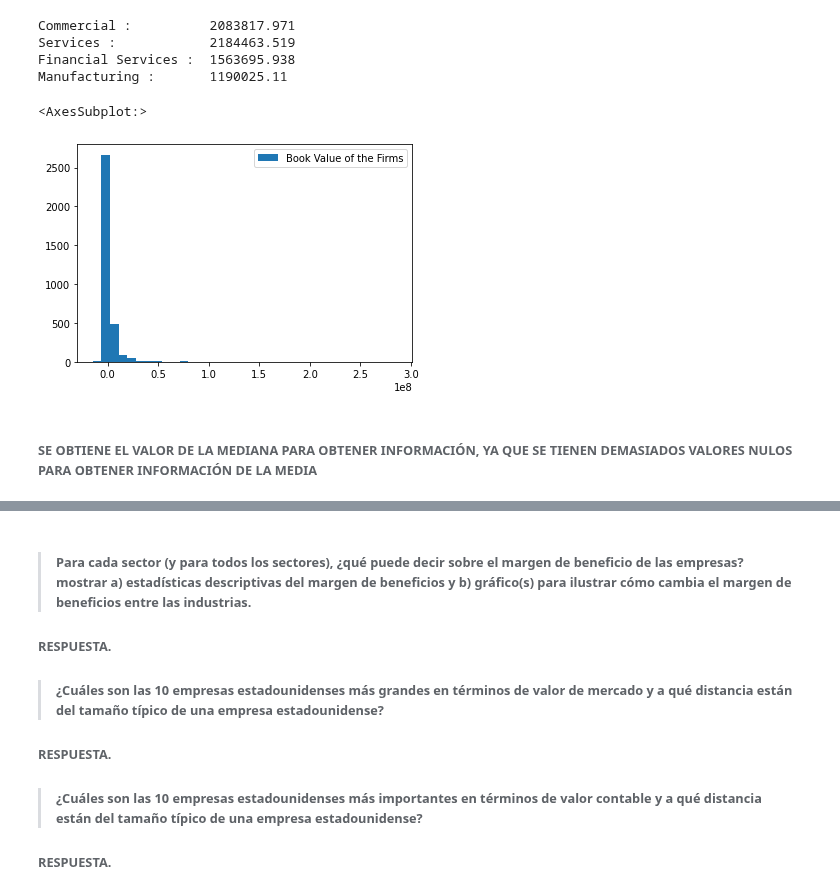
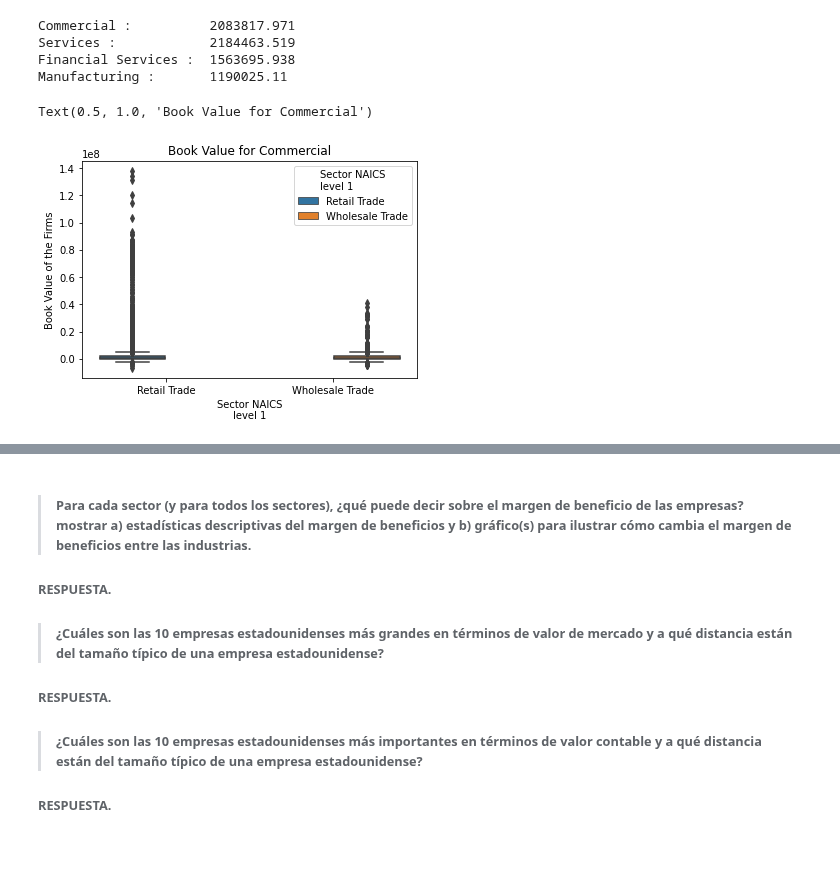
Before and after one commit to AnHrt/StatisticsII, a Jupyter notebook: Statistics/A01369984_BCase.ipynb, the cells around one changed output, grey strips where cells are left out. Cells and saved outputs as stored; diff of their text form; code cells hidden in the pictures; blank space fills up the shorter version.

```diff
--- a/Statistics/A01369984_BCase.ipynb
+++ b/Statistics/A01369984_BCase.ipynb
@@ -304,11 +300,9 @@ Commercial :          2083817.971
 Services :            2184463.519
 Financial Services :  1563695.938
 Manufacturing :       1190025.11
-# %%
-US_Q2['Book Value of the Firms'].hist( grid=False, bins=35, legend=1)
-#US_Q2['Book Value of the Firms'].plot()
-# %% [output]
-<AxesSubplot:>
-[figure, removed]
-# %% [markdown]
-###### **SE OBTIENE EL VALOR DE LA MEDIANA PARA OBTENER INFORMACIÓN, YA QUE SE TIENEN DEMASIADOS VALORES NULOS PARA OBTENER INFORMACIÓN DE LA MEDIA**
+# %%
+# Book Value for Commercial
+sns.boxplot(x="Sector NAICS\nlevel 1",y="Book Value of the Firms",data=comercial, hue="Sector NAICS\nlevel 1").set_title("Book Value for Commercial")
+# %% [output]
+Text(0.5, 1.0, 'Book Value for Commercial')
+[figure, added]
```
Also changed, not shown: parts of 14 cells of this notebook.
